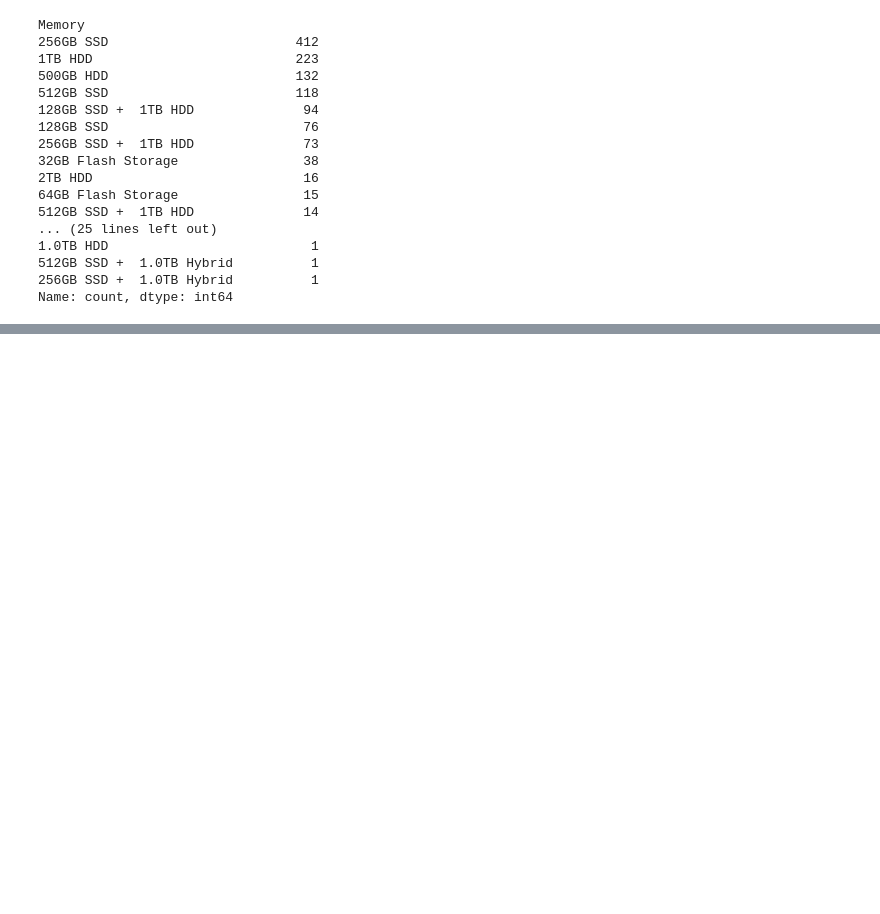
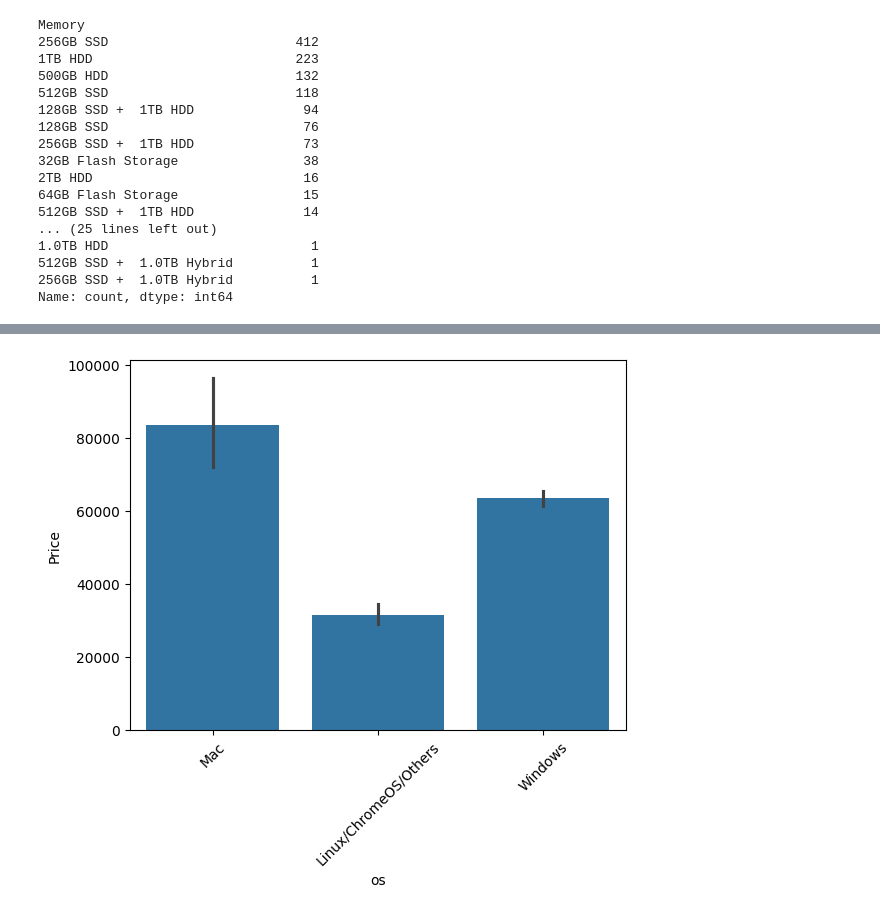
Before and after one commit to LuluW8071/Laptop-Price-Prediction, a Jupyter notebook: model/model.ipynb, the cells around one changed output, grey strips where cells are left out. Saved outputs shown, nothing was run; the diff lists cells and outputs as text; code cells hidden in the pictures; blank space fills up the shorter version.

```diff
--- a/model/model.ipynb
+++ b/model/model.ipynb
@@ -435,0 +577,10 @@ df.sample(5)
+# %%
+def categorizeOS(op):
+    if op == 'Windows 10' or op  == 'Windows 7' or op == 'Windows 10 S':
+        return 'Windows'
+    elif op == 'macOS' or op == 'Mac OS X':
+        return 'Mac'
+    else:
+        return 'Linux/ChromeOS/Others'
+# %%
+df['os'] = df['OpSys'].apply(categorizeOS)
@@ -435,0 +602,2 @@ df.sample(5)
+# %%
+df.drop(columns=['OpSys'],inplace=True)
@@ -435,0 +618,6 @@ df.sample(5)
+# %%
+sns.barplot(x=df['os'],y=df['Price'])
+plt.xticks(rotation=45)
+plt.show()
+# %% [output]
+[figure, added]
```
Also changed, not shown: parts of 45 cells of this notebook.
